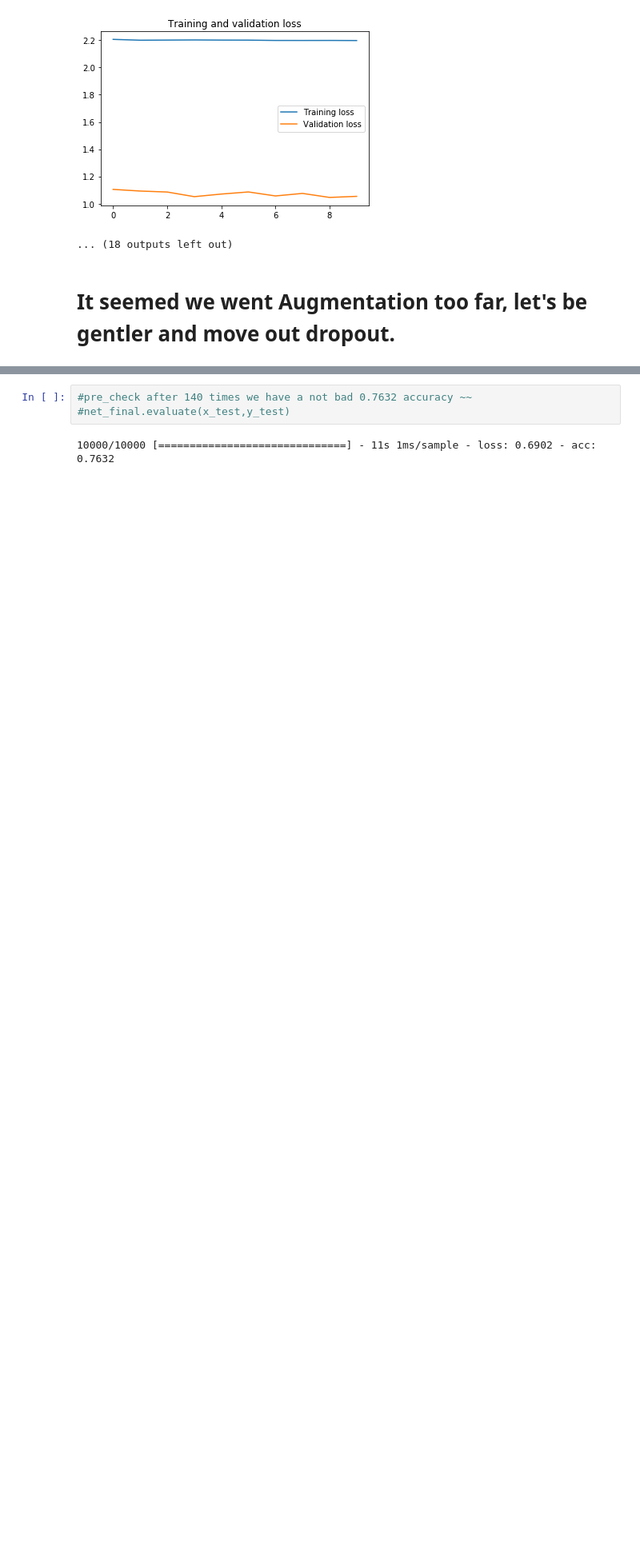
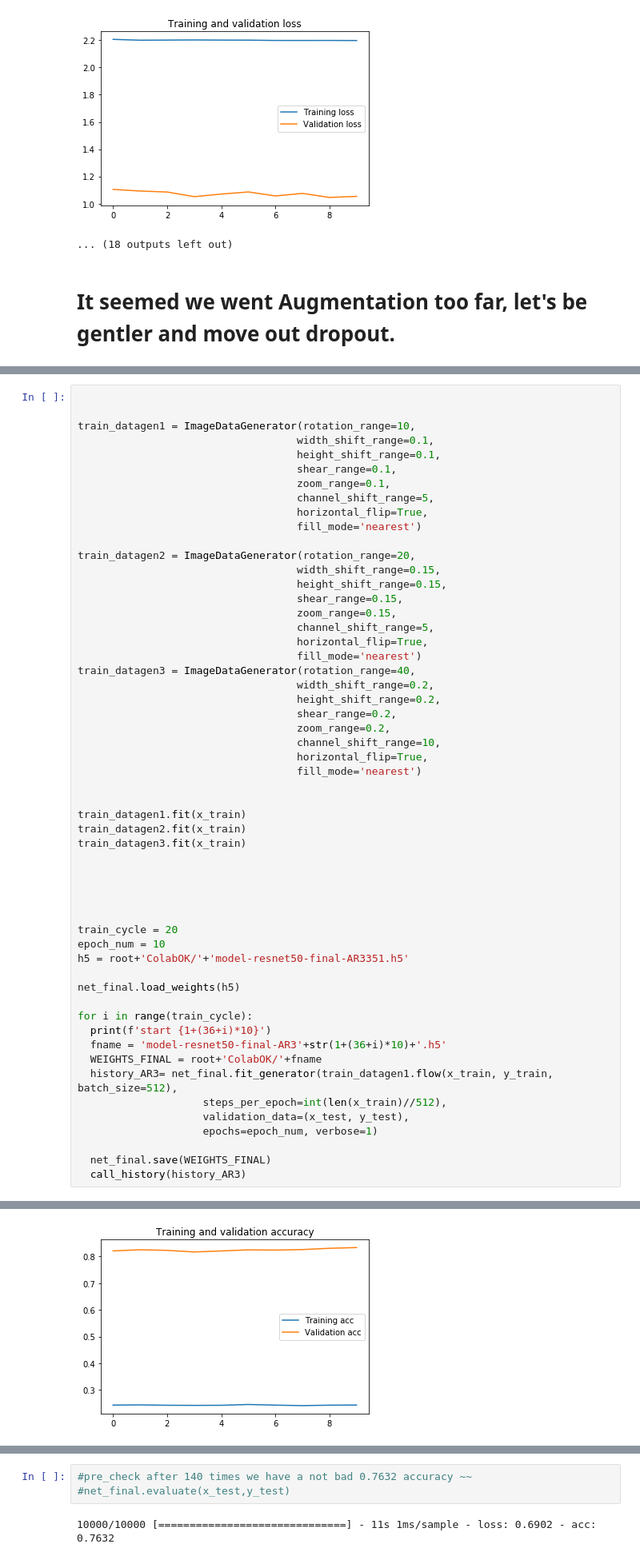
Before and after one commit to PatrickRuan/2nd-ML100Days, a Jupyter notebook: Day100_transfer_learning_HW的副本.ipynb, the cells around one changed output, grey strips where cells are left out. Shown at 80% size. Drawn from its saved outputs; the diff is of its cells as text; blank space fills up the shorter version.

```diff
--- a/Day100_transfer_learning_HW的副本.ipynb
+++ b/Day100_transfer_learning_HW的副本.ipynb
@@ -656,0 +720,56 @@ KeyboardInterrupt: ignored
+# %%
+
+
+train_datagen1 = ImageDataGenerator(rotation_range=10,
+                                   width_shift_range=0.1,
+                                   height_shift_range=0.1,
+                                   shear_range=0.1,
+                                   zoom_range=0.1,
+                                   channel_shift_range=5,
+                                   horizontal_flip=True,
+                                   fill_mode='nearest')
+
+train_datagen2 = ImageDataGenerator(rotation_range=20,
+                                   width_shift_range=0.15,
+                                   height_shift_range=0.15,
+                                   shear_range=0.15,
+                                   zoom_range=0.15,
+                                   channel_shift_range=5,
+                                   horizontal_flip=True,
+                                   fill_mode='nearest')
+train_datagen3 = ImageDataGenerator(rotation_range=40,
+                                   width_shift_range=0.2,
+                                   height_shift_range=0.2,
+                                   shear_range=0.2,
+                                   zoom_range=0.2,
+                                   channel_shift_range=10,
+                                   horizontal_flip=True,
+                                   fill_mode='nearest')
+
+
+train_datagen1.fit(x_train)
+train_datagen2.fit(x_train)
+train_datagen3.fit(x_train)
+
+
+
+
+
+train_cycle = 20
+epoch_num = 10
+h5 = root+'ColabOK/'+'model-resnet50-final-AR3351.h5'
+
+net_final.load_weights(h5)
+
+for i in range(train_cycle):
+  print(f'start {1+(36+i)*10}')
+  fname = 'model-resnet50-final-AR3'+str(1+(36+i)*10)+'.h5'
+  WEIGHTS_FINAL = root+'ColabOK/'+fname
+  history_AR3= net_final.fit_generator(train_datagen1.flow(x_train, y_train, batch_size=512),
+                    steps_per_epoch=int(len(x_train)//512),
+                    validation_data=(x_test, y_test),
+                    epochs=epoch_num, verbose=1)
+
+  net_final.save(WEIGHTS_FINAL)
+  call_history(history_AR3)
+# %% [output]
@@ -656,0 +793 @@ KeyboardInterrupt: ignored
+[figure, added]
```
Also changed, not shown: parts of 21 cells of this notebook.
